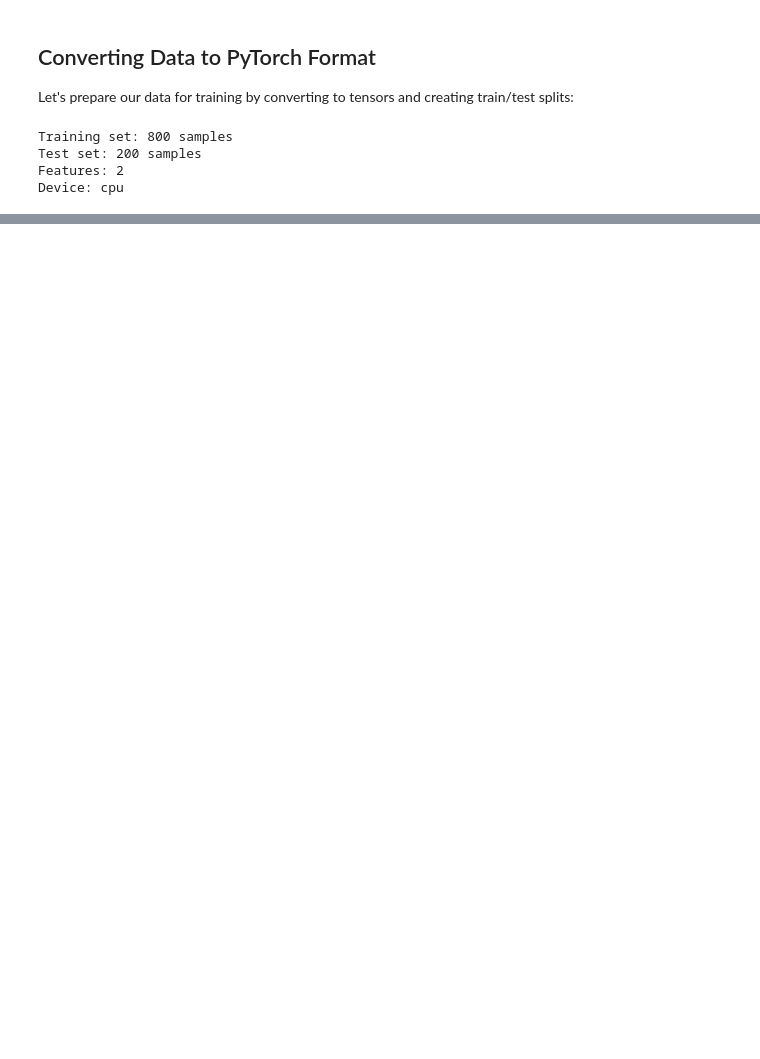
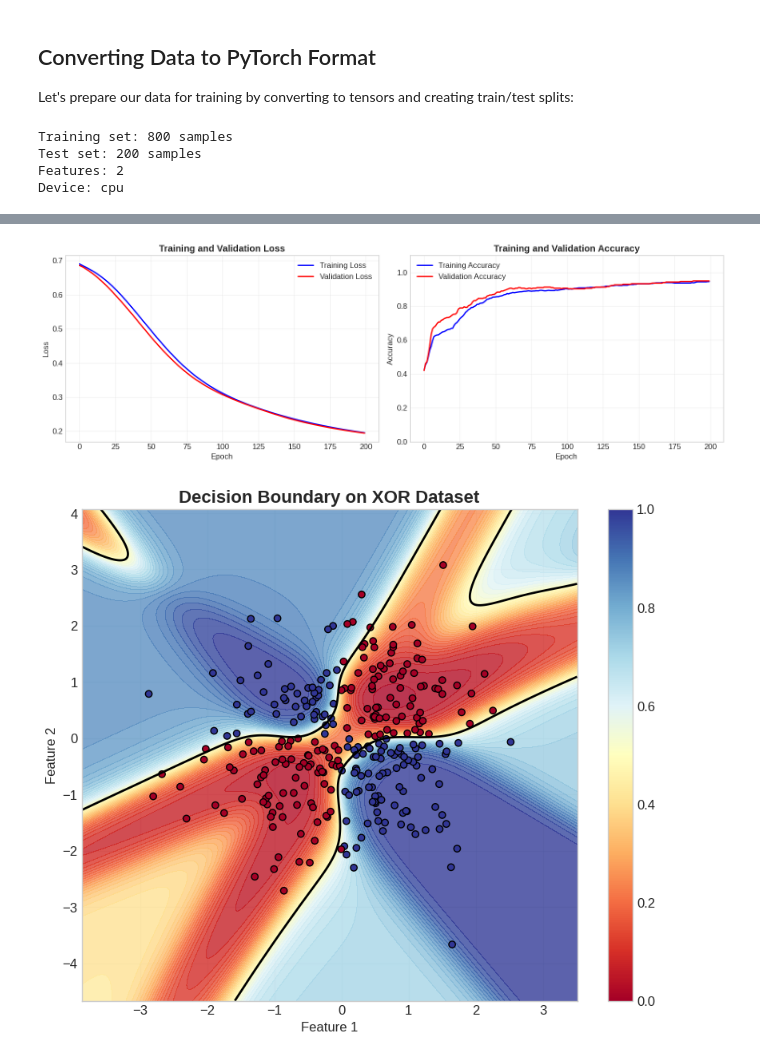
Before and after one commit to charecktowa/Chemistry-ML, a Jupyter notebook: 102_pytorch_introduction.ipynb, the cells around one changed output, grey strips where cells are left out. Drawn from its saved outputs; the diff is of its cells as text; code cells hidden in the pictures; blank space fills up the shorter version.

```diff
--- a/102_pytorch_introduction.ipynb
+++ b/102_pytorch_introduction.ipynb
@@ -581,0 +803,35 @@ Device: cpu
+# %%
+# Define a network suitable for XOR (non-linear)
+class XorNet(nn.Module):
+    def __init__(self):
+        super(XorNet, self).__init__()
+        self.model = nn.Sequential(
+            nn.Linear(2, 8),
+            nn.Tanh(),
+            nn.Linear(8, 1),
+            nn.Sigmoid()
+        )
+
+    def forward(self, x):
+        return self.model(x)
+# %%
+# Prepare XOR dataset
+X_xor, y_xor = datasets['xor']
+X_xor_tensor = torch.tensor(X_xor, dtype=torch.float32)
+y_xor_tensor = torch.tensor(y_xor.reshape(-1, 1), dtype=torch.float32)
+
+# Split into train/test
+from sklearn.model_selection import train_test_split
+X_train_xor, X_test_xor, y_train_xor, y_test_xor = train_test_split(
+    X_xor_tensor, y_xor_tensor, test_size=0.3, random_state=42
+)
+# %%
+# Initialize model, criterion, optimizer, and trainer
+xor_model = XorNet()
+xor_criterion = nn.BCELoss()
+xor_optimizer = torch.optim.Adam(xor_model.parameters(), lr=0.01)
+xor_trainer = NeuralNetworkTrainer(xor_model, xor_criterion, xor_optimizer, device)
+
+# Train the model
+xor_history = xor_trainer.train(X_train_xor, y_train_xor, X_test_xor, y_test_xor,
+                                 epochs=200, print_every=40)
@@ -581,0 +849,9 @@ Device: cpu
+# %%
+# Plot training curves
+xor_trainer.plot_training_history()
+
+# Plot decision boundary
+xor_trainer.plot_decision_boundary(X_test_xor, y_test_xor, title="Decision Boundary on XOR Dataset")
+# %% [output]
+[figure, added]
+[figure, added]
```
Also changed, not shown: parts of 11 cells of this notebook.
